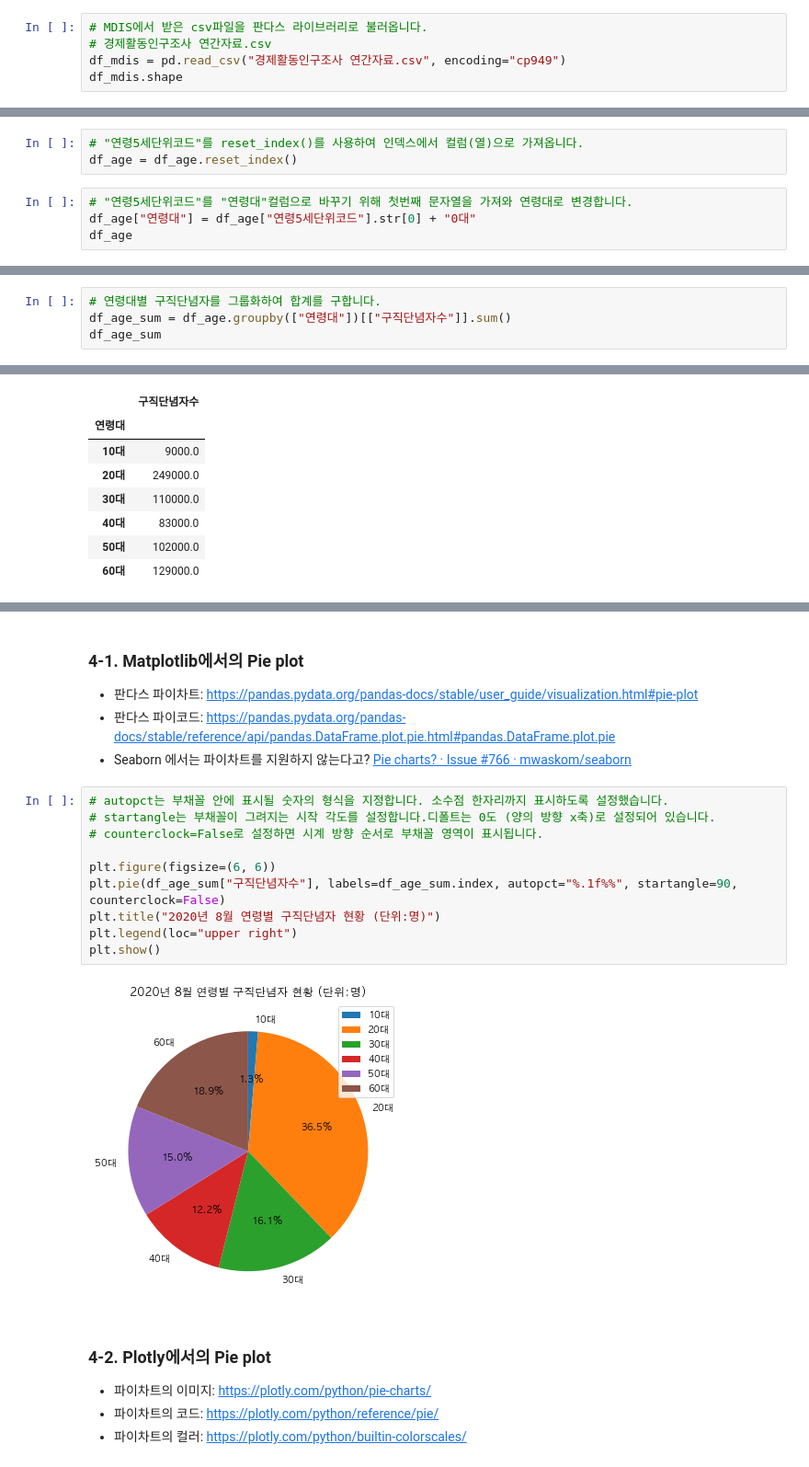
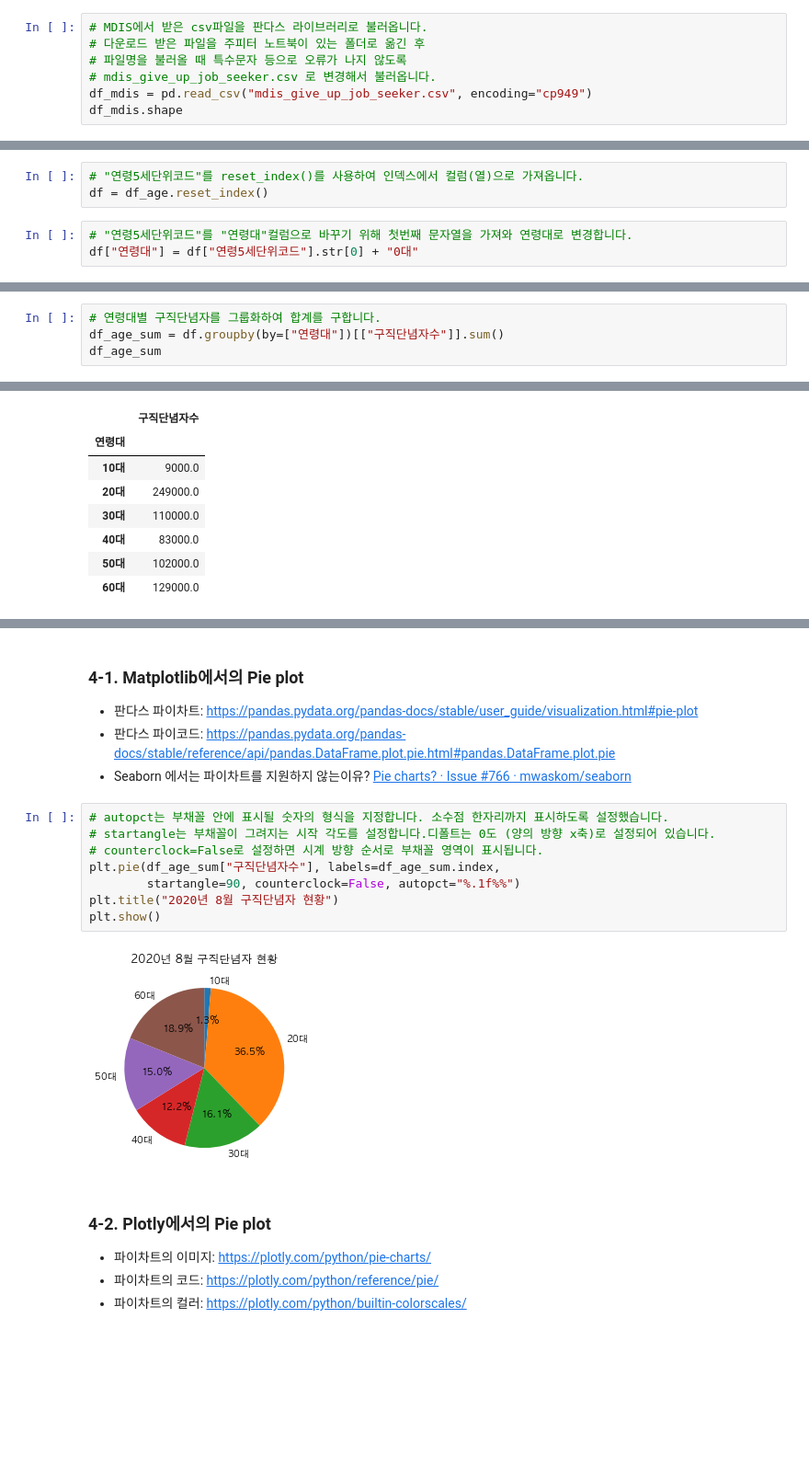
Before and after one commit to corazzon/kostat-eda, a Jupyter notebook: MDIS를 활용한 경제활동 인구조사 분석(구직단념자).ipynb, the cells around one changed output, grey strips where cells are left out. Shown at 92% size. Saved outputs shown, nothing was run; the diff lists cells and outputs as text; blank space fills up the shorter version.

```diff
--- a/MDIS를 활용한 경제활동 인구조사 분석(구직단념자).ipynb
+++ b/MDIS를 활용한 경제활동 인구조사 분석(구직단념자).ipynb
@@ -47,8 +48,10 @@ plt.rc("font", family=get_font_family())
 <img src="https://pandas.pydata.org/docs/_images/02_io_readwrite.svg">
 # %%
 # MDIS에서 받은 csv파일을 판다스 라이브러리로 불러옵니다.
-# 경제활동인구조사 연간자료.csv
-df_mdis = pd.read_csv("경제활동인구조사 연간자료.csv", encoding="cp949")
+# 다운로드 받은 파일을 주피터 노트북이 있는 폴더로 옮긴 후
+# 파일명을 불러올 때 특수문자 등으로 오류가 나지 않도록
+# mdis_give_up_job_seeker.csv 로 변경해서 불러옵니다.
+df_mdis = pd.read_csv("mdis_give_up_job_seeker.csv", encoding="cp949")
 df_mdis.shape
 # %% [output]
 (837, 8)
@@ -145,8 +133,7 @@ df_age =df_mdis.groupby("연령5세단위코드")["구직단념자수"].sum()
 ### 3-3. 파생변수 만들기: 연령대
 # %%
 # "연령5세단위코드"를 reset_index()를 사용하여 인덱스에서 컬럼(열)으로 가져옵니다.
-df_age = df_age.reset_index()
+df = df_age.reset_index()
 # %%
 # "연령5세단위코드"를 "연령대"컬럼으로 바꾸기 위해 첫번째 문자열을 가져와 연령대로 변경합니다.
-df_age["연령대"] = df_age["연령5세단위코드"].str[0] + "0대"
-df_age
+df["연령대"] = df["연령5세단위코드"].str[0] + "0대"
@@ -166,6 +140,6 @@ df_age
 # %%
 # 연령대별 구직단념자를 그룹화하여 합계를 구합니다.
-df_age_sum = df_age.groupby(["연령대"])[["구직단념자수"]].sum()
+df_age_sum = df.groupby(by=["연령대"])[["구직단념자수"]].sum()
 df_age_sum
 # %% [output]
 |  | 구직단념자수 |
@@ -198,19 +172,17 @@ df_age_sum
 ### 4-1. Matplotlib에서의 Pie plot
 * 판다스 파이차트: https://pandas.pydata.org/pandas-docs/stable/user_guide/visualization.html#pie-plot
 * 판다스 파이코드: https://pandas.pydata.org/pandas-docs/stable/reference/api/pandas.DataFrame.plot.pie.html#pandas.DataFrame.plot.pie
-* Seaborn 에서는 파이차트를 지원하지 않는다고? [Pie charts? · Issue #766 · mwaskom/seaborn](https://github.com/mwaskom/seaborn/issues/766)
+* Seaborn 에서는 파이차트를 지원하지 않는이유? [Pie charts? · Issue #766 · mwaskom/seaborn](https://github.com/mwaskom/seaborn/issues/766)
 # %%
 # autopct는 부채꼴 안에 표시될 숫자의 형식을 지정합니다. 소수점 한자리까지 표시하도록 설정했습니다.
 # startangle는 부채꼴이 그려지는 시작 각도를 설정합니다.디폴트는 0도 (양의 방향 x축)로 설정되어 있습니다.
 # counterclock=False로 설정하면 시계 방향 순서로 부채꼴 영역이 표시됩니다.
-
-plt.figure(figsize=(6, 6))
-plt.pie(df_age_sum["구직단념자수"], labels=df_age_sum.index, autopct="%.1f%%", startangle=90, counterclock=False)
-plt.title("2020년 8월 연령별 구직단념자 현황 (단위:명)")
-plt.legend(loc="upper right")
+plt.pie(df_age_sum["구직단념자수"], labels=df_age_sum.index,
+        startangle=90, counterclock=False, autopct="%.1f%%")
+plt.title("2020년 8월 구직단념자 현황")
 plt.show()
 # %% [output]
-[figure, old version]
+[figure, new version]
 # %% [markdown]
 ### 4-2. Plotly에서의 Pie plot
 * 파이차트의 이미지: https://plotly.com/python/pie-charts/ <br>
```
Also changed, not shown: parts of 6 cells of this notebook.
